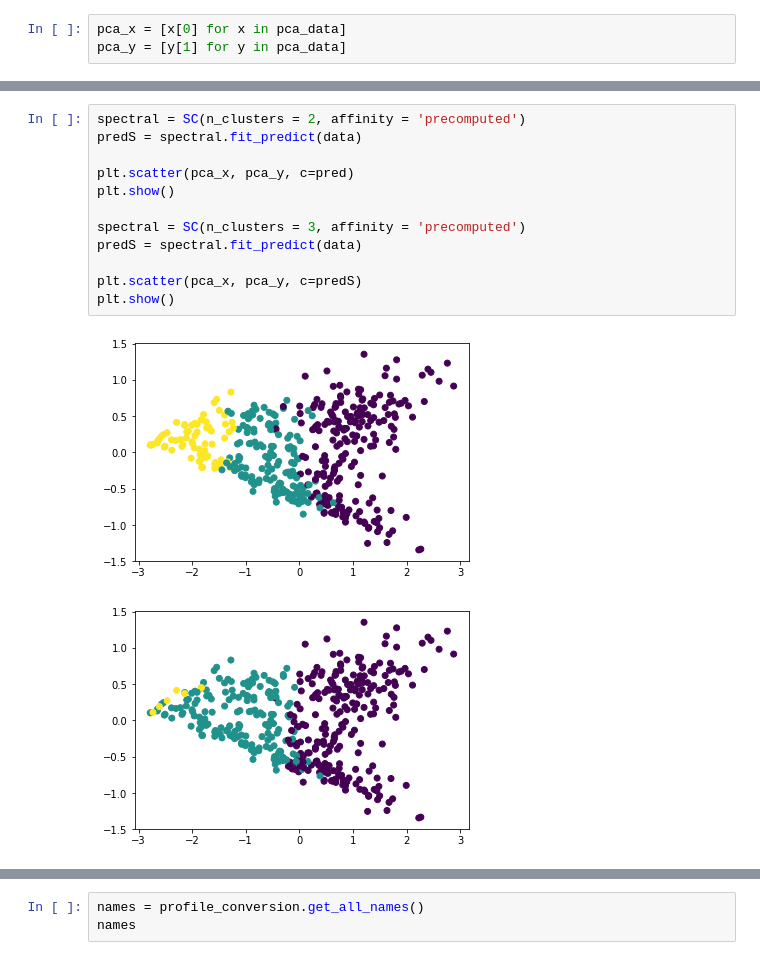
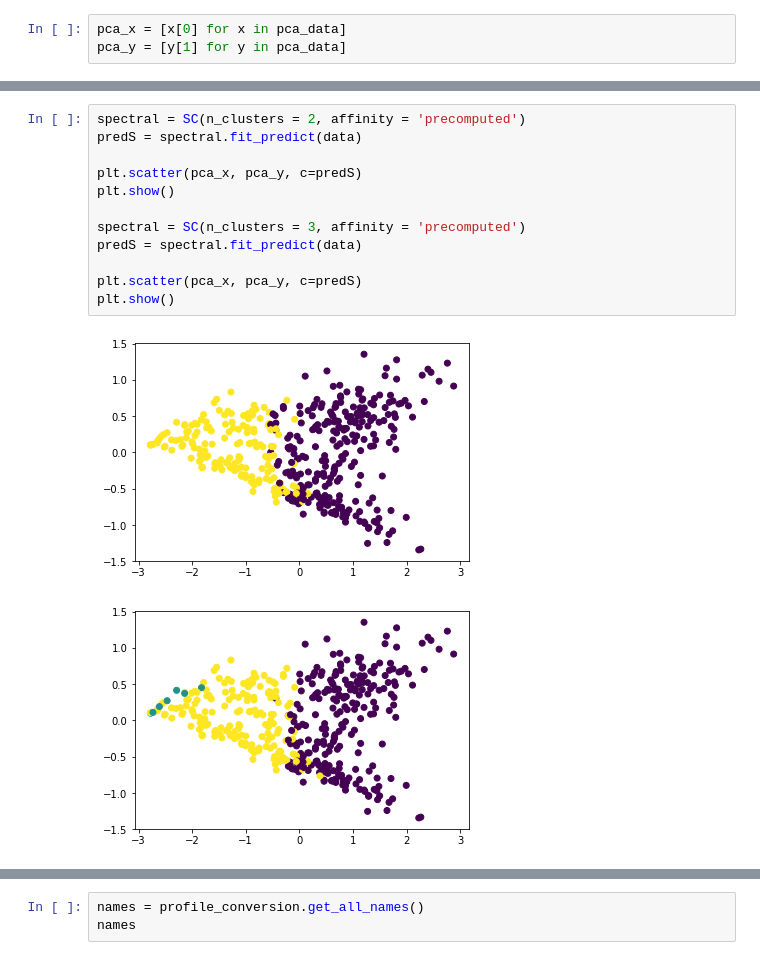
Before and after one commit to CornellDataScience/Social-Tribes, a Jupyter notebook: data/Gaussian.ipynb, the cells around one changed output, grey strips where cells are left out. Cells and saved outputs as stored; diff of their text form.

```diff
--- a/data/Gaussian.ipynb
+++ b/data/Gaussian.ipynb
@@ -78,18 +78,18 @@ plt.show()
 # %%
 spectral = SC(n_clusters = 2, affinity = 'precomputed')
 predS = spectral.fit_predict(data)
 
-plt.scatter(pca_x, pca_y, c=pred)
+plt.scatter(pca_x, pca_y, c=predS)
 plt.show()
 
 spectral = SC(n_clusters = 3, affinity = 'precomputed')
 predS = spectral.fit_predict(data)
 
 plt.scatter(pca_x, pca_y, c=predS)
 plt.show()
 # %% [output]
-[figure, old version]
+[figure, new version]
-[figure, old version]
+[figure, new version]
 # %%
 agg = AgglomerativeClustering(n_clusters = 2)
 predA = agg.fit_predict(data)
```
Also changed, not shown: parts of 7 cells of this notebook, 5 other files.
